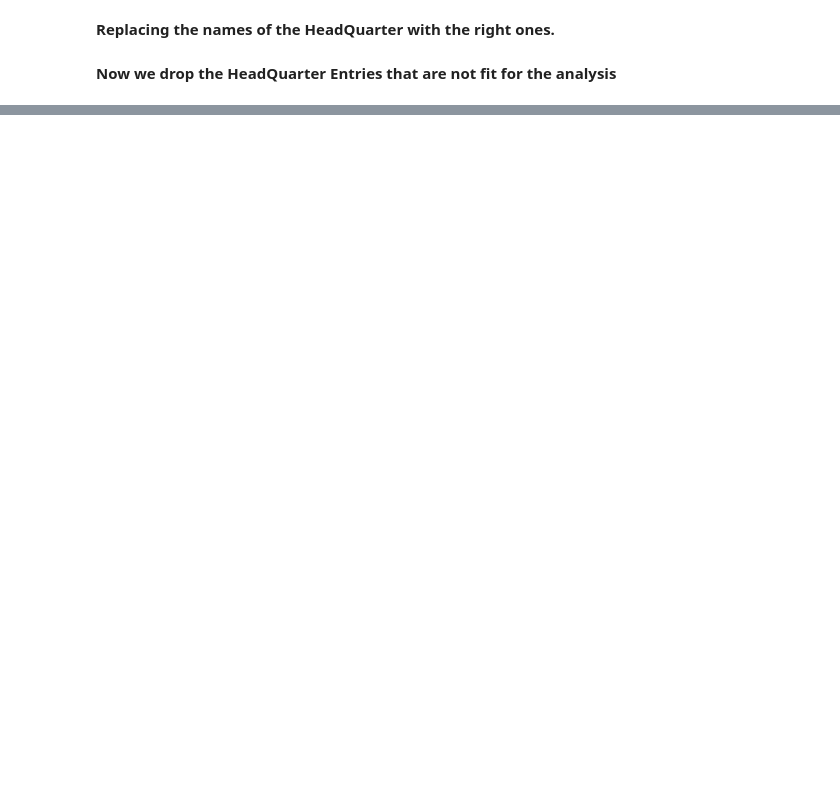
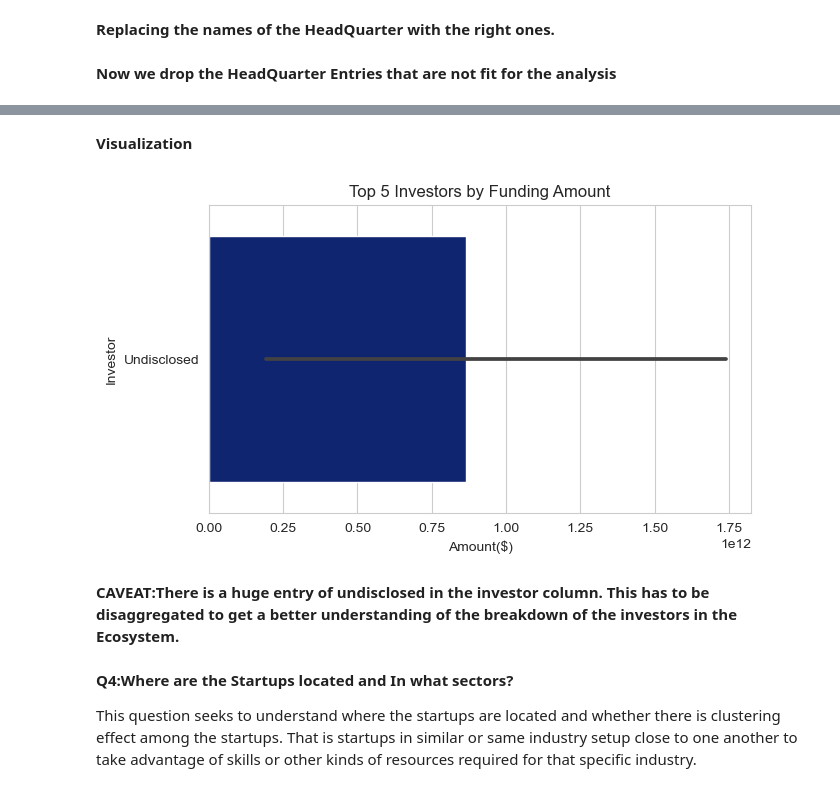
Before and after one commit to musah29/Analysis_of_Indian_Startup_Ecosystem, a Jupyter notebook: BEIJING.ipynb, the cells around one changed output, grey strips where cells are left out. Cells and saved outputs as stored; diff of their text form; code cells hidden in the pictures; blank space fills up the shorter version.

```diff
--- a/BEIJING.ipynb
+++ b/BEIJING.ipynb
@@ -432,0 +428,3 @@ df_startup.columns[2]
+# %%
+# Convert the datetime column to year
+df_startup['Year'] = df_startup['Year'].dt.year
@@ -432,0 +435,4 @@ df_startup.columns[2]
+# %%
+#We input undisclosed in place for NaN in the investor column.
+
+df_startup.Investor.fillna('Undisclosed', inplace=True)
@@ -432,0 +477,6 @@ df_startup.columns[2]
+# %%
+sns.set_style(style='whitegrid')
+plt.figure(figsize=(7, 3))
+plt.title('Total Funding Raised')
+sns.barplot(x='Year', y='Amount($)', palette='dark', data=df_funding_by_year, hue='Year')
+plt.show()
@@ -432,0 +508,6 @@ df_startup.columns[2]
+# %%
+funding_by_investor = df_startup.groupby(['Investor','Sector'])['Amount($)'].sum().reset_index()
+sorted_funding_by_investor = funding_by_investor.sort_values(by='Amount($)', ascending=False)
+top_investors = sorted_funding_by_investor.head(5)
+#top_investors['Amount($)'] = top_investors['Amount($)'].apply(lambda x: '${:,.2f}'.format(x))
+top_investors
@@ -432,0 +521,17 @@ df_startup.columns[2]
+# %% [markdown]
+<b>Visualization<b>
+# %%
+plt.figure(figsize=(7,4))
+plt.title('Top 5 Investors by Funding Amount')
+sns.set_style(style='whitegrid')
+top_investors['Amount($)'] = pd.to_numeric(top_investors['Amount($)'])
+sns.barplot(x='Amount($)',y='Investor', palette='dark', data=top_investors, orient='h')
+plt.show()
+# %% [output]
+[figure, added]
+# %% [markdown]
+<b>CAVEAT:There is a huge entry of undisclosed in the investor column. This has to be disaggregated to get a better understanding of the breakdown of the investors in the Ecosystem.<b>
+# %% [markdown]
+<b>Q4:Where are the Startups located and In what sectors?<b>
+
+This question seeks to understand where the startups are located and whether there is clustering effect among the startups. That is startups in similar or same industry setup close to one another to take advantage of skills or other kinds of resources required for that specific industry.
```
Also changed, not shown: parts of 66 cells of this notebook.
